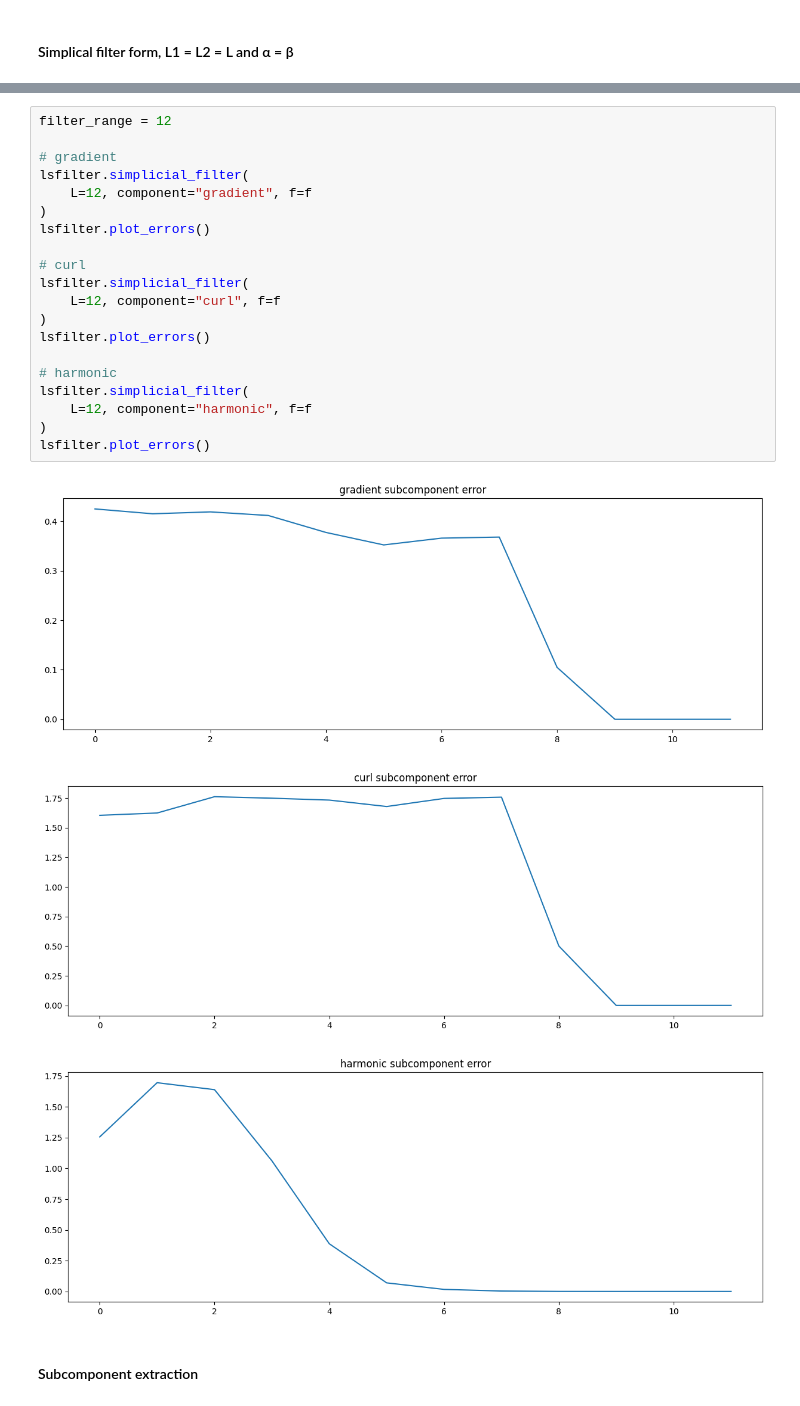
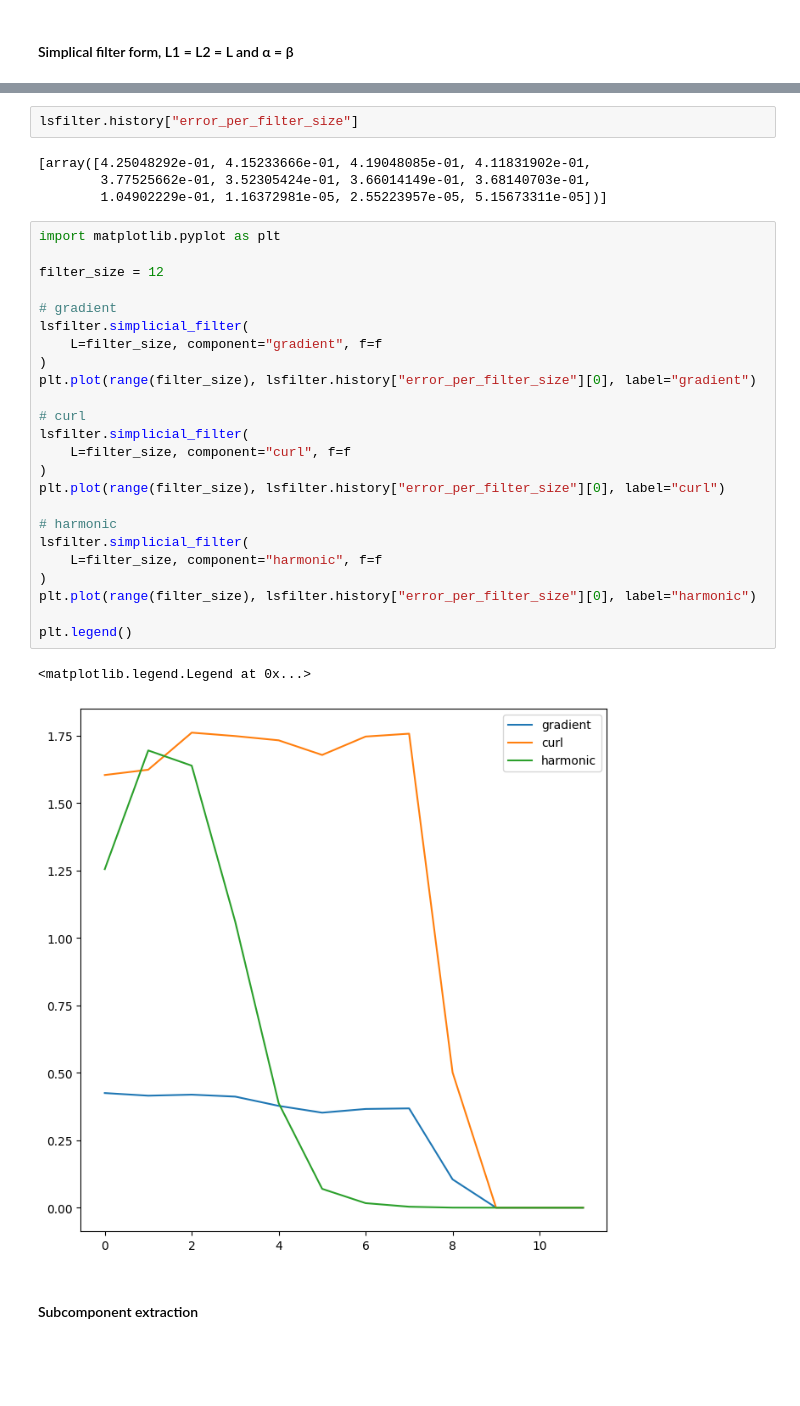
Before and after one commit to irtazahashmi/pytspl, a Jupyter notebook: notebooks/ls_filter_design.ipynb, the cells around one changed output, grey strips where cells are left out. Saved outputs shown, nothing was run; the diff lists cells and outputs as text; blank space fills up the shorter version.

```diff
--- a/notebooks/ls_filter_design.ipynb
+++ b/notebooks/ls_filter_design.ipynb
@@ -80,28 +80,37 @@ Error 0.3995924743780617
 [figure]
+# %%
+lsfilter.history["error_per_filter_size"]
+# %% [output]
+[array([4.25048292e-01, 4.15233666e-01, 4.19048085e-01, 4.11831902e-01,
+        3.77525662e-01, 3.52305424e-01, 3.66014149e-01, 3.68140703e-01,
+        1.04902229e-01, 1.16372981e-05, 2.55223957e-05, 5.15673311e-05])]
 # %%
-filter_range = 12
+import matplotlib.pyplot as plt
+
+filter_size = 12
 
 # gradient
 lsfilter.simplicial_filter(
-    L=12, component="gradient", f=f
+    L=filter_size, component="gradient", f=f
 )
-lsfilter.plot_errors()
+plt.plot(range(filter_size), lsfilter.history["error_per_filter_size"][0], label="gradient")
 
 # curl
 lsfilter.simplicial_filter(
-    L=12, component="curl", f=f
+    L=filter_size, component="curl", f=f
 )
-lsfilter.plot_errors()
+plt.plot(range(filter_size), lsfilter.history["error_per_filter_size"][0], label="curl")
 
 # harmonic
 lsfilter.simplicial_filter(
-    L=12, component="harmonic", f=f
+    L=filter_size, component="harmonic", f=f
 )
-lsfilter.plot_errors()
+plt.plot(range(filter_size), lsfilter.history["error_per_filter_size"][0], label="harmonic")
+
+plt.legend()
 # %% [output]
+<matplotlib.legend.Legend at 0x...>
-[figure, old version]
+[figure, new version]
-[figure, removed]
-[figure, removed]
 # %% [markdown]
 #### Subcomponent extraction
 # %%
```
Also changed, not shown: parts of 3 cells of this notebook, 3 other files.
